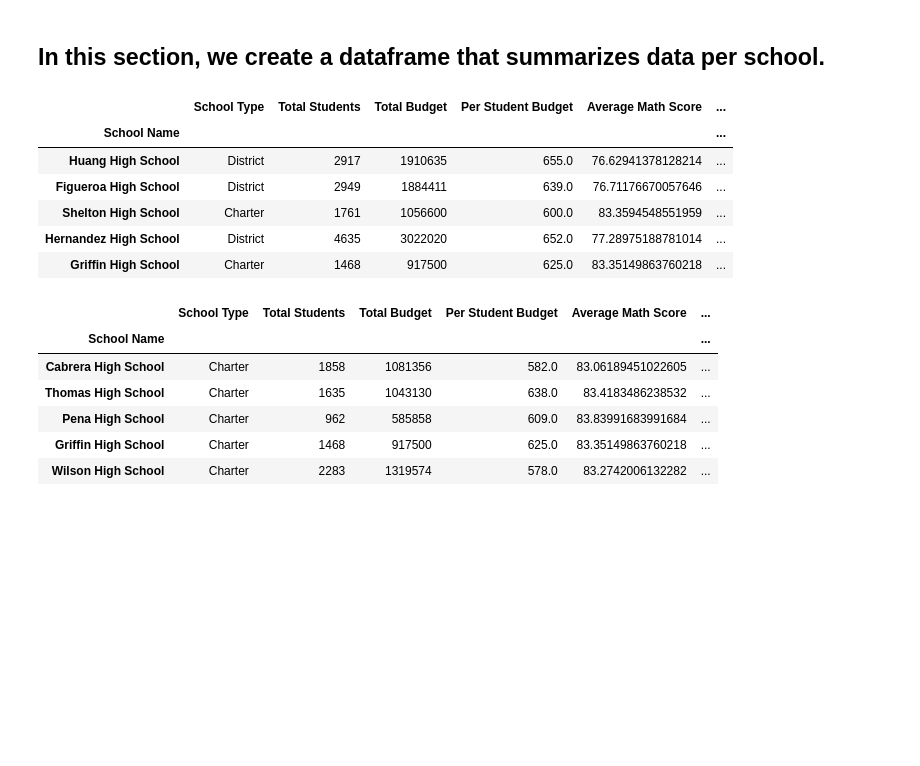
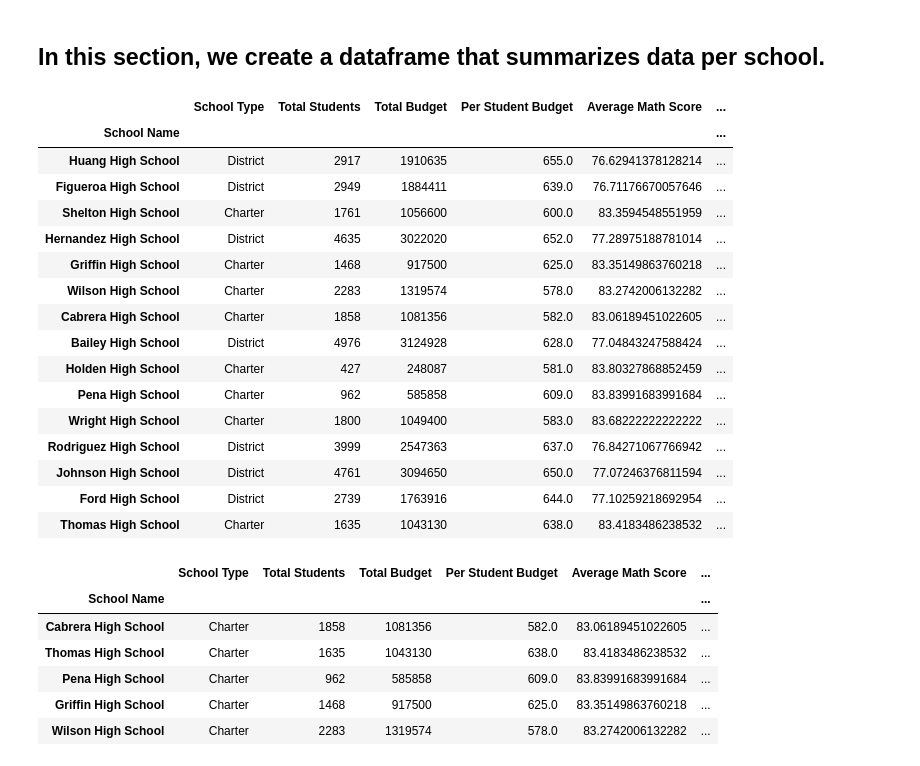
Before and after one commit to TylerTompa/4-Pandas, a Jupyter notebook: PyCitySchools/Academy of Py.ipynb, the cells around one changed output. Cells and saved outputs as stored; diff of their text form; code cells hidden in the pictures; blank space fills up the shorter version.

```diff
--- a/PyCitySchools/Academy of Py.ipynb
+++ b/PyCitySchools/Academy of Py.ipynb
@@ -117,34 +117,44 @@ percent_passing_reading_by_school = students_dataframe[(students_dataframe["read
 # This creates the school_summary dataframe, then sets the fields thereof to the lists created just before this step.
 school_summary = pd.DataFrame()
 school_summary["School Name"] = school_names
 school_summary["School Type"] = school_types
 school_summary["Total Students"] = total_students
 school_summary["Total Budget"] = budgets
 
 school_summary["Per Student Budget"] = school_summary["Total Budget"] / school_summary["Total Students"]
 
 # We must convert the average math and reading scores fields to lists to use the data therein in a dataframe.
 school_summary["Average Math Score"] = average_math_scores.tolist()
 school_summary["Average Reading Score"] = average_reading_scores.tolist()
 
 # We must convert the percent passing math and reading fields to lists to use the data therein in a dataframe.
 school_summary["Percent Passing Math"] = percent_passing_math_by_school.tolist()
 school_summary["Percent Passing Reading"] = percent_passing_reading_by_school.tolist()
 
 school_summary["Overall Passing Rate"] = school_summary[["Percent Passing Math", "Percent Passing Reading"]].mean(axis=1)
 
 # Once we have all the data in our school_summary dataframe, we set the index to School Name.
 school_summary = school_summary.set_index(["School Name"])
 
-school_summary.head()
+school_summary
 # %% [output]
 |  | School Type | Total Students | Total Budget | Per Student Budget | Average Math Score | ... |
 | School Name |  |  |  |  |  | ... |
 | Huang High School | District | 2917 | 1910635 | 655.0 | 76.62941378128214 | ... |
 | Figueroa High School | District | 2949 | 1884411 | 639.0 | 76.71176670057646 | ... |
 | Shelton High School | Charter | 1761 | 1056600 | 600.0 | 83.3594548551959 | ... |
 | Hernandez High School | District | 4635 | 3022020 | 652.0 | 77.28975188781014 | ... |
 | Griffin High School | Charter | 1468 | 917500 | 625.0 | 83.35149863760218 | ... |
+| Wilson High School | Charter | 2283 | 1319574 | 578.0 | 83.2742006132282 | ... |
+| Cabrera High School | Charter | 1858 | 1081356 | 582.0 | 83.06189451022605 | ... |
+| Bailey High School | District | 4976 | 3124928 | 628.0 | 77.04843247588424 | ... |
+| Holden High School | Charter | 427 | 248087 | 581.0 | 83.80327868852459 | ... |
+| Pena High School | Charter | 962 | 585858 | 609.0 | 83.83991683991684 | ... |
+| Wright High School | Charter | 1800 | 1049400 | 583.0 | 83.68222222222222 | ... |
+| Rodriguez High School | District | 3999 | 2547363 | 637.0 | 76.84271067766942 | ... |
+| Johnson High School | District | 4761 | 3094650 | 650.0 | 77.07246376811594 | ... |
+| Ford High School | District | 2739 | 1763916 | 644.0 | 77.10259218692954 | ... |
+| Thomas High School | Charter | 1635 | 1043130 | 638.0 | 83.4183486238532 | ... |
 # %%
 # This uses the .nlargest method to shows us the top x amount of schools by the Overall Passing Rate, where we define x as 5.
 school_summary.nlargest(5, "Overall Passing Rate", keep="first")
```
Also changed, not shown: parts of 7 cells of this notebook.
